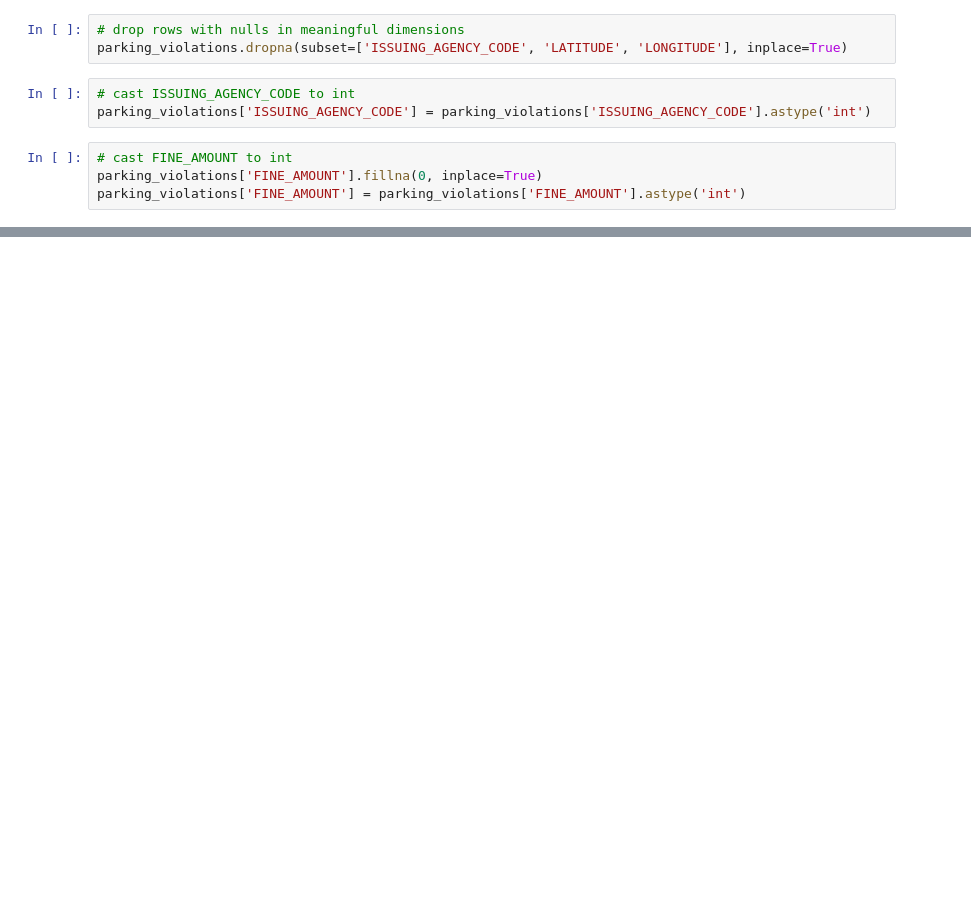
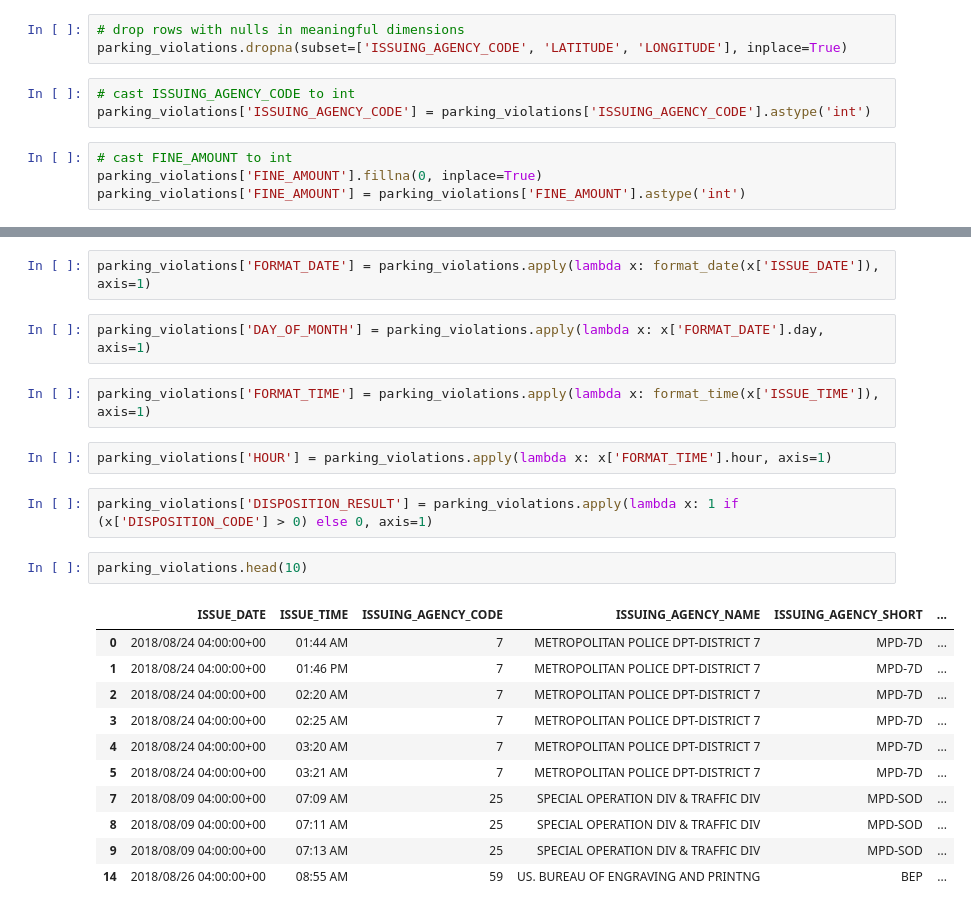
Before and after one commit to burgwyn/DATA601-Final, a Jupyter notebook: notebooks/Cleaning, Preparation and Modeling.ipynb, the cells around one changed output, grey strips where cells are left out. Cells and saved outputs as stored; diff of their text form; blank space fills up the shorter version.

```diff
--- a/notebooks/Cleaning, Preparation and Modeling.ipynb
+++ b/notebooks/Cleaning, Preparation and Modeling.ipynb
@@ -149,0 +152,24 @@ memory usage: 8.2+ MB
+# %%
+parking_violations['FORMAT_DATE'] = parking_violations.apply(lambda x: format_date(x['ISSUE_DATE']), axis=1)
+# %%
+parking_violations['DAY_OF_MONTH'] = parking_violations.apply(lambda x: x['FORMAT_DATE'].day, axis=1)
+# %%
+parking_violations['FORMAT_TIME'] = parking_violations.apply(lambda x: format_time(x['ISSUE_TIME']), axis=1)
+# %%
+parking_violations['HOUR'] = parking_violations.apply(lambda x: x['FORMAT_TIME'].hour, axis=1)
+# %%
+parking_violations['DISPOSITION_RESULT'] = parking_violations.apply(lambda x: 1 if (x['DISPOSITION_CODE'] > 0) else 0, axis=1)
+# %%
+parking_violations.head(10)
+# %% [output]
+|  | ISSUE_DATE | ISSUE_TIME | ISSUING_AGENCY_CODE | ISSUING_AGENCY_NAME | ISSUING_AGENCY_SHORT | ... |
+| 0 | 2018/08/24 04:00:00+00 | 01:44 AM | 7 | METROPOLITAN POLICE DPT-DISTRICT 7 | MPD-7D | ... |
+| 1 | 2018/08/24 04:00:00+00 | 01:46 PM | 7 | METROPOLITAN POLICE DPT-DISTRICT 7 | MPD-7D | ... |
+| 2 | 2018/08/24 04:00:00+00 | 02:20 AM | 7 | METROPOLITAN POLICE DPT-DISTRICT 7 | MPD-7D | ... |
+| 3 | 2018/08/24 04:00:00+00 | 02:25 AM | 7 | METROPOLITAN POLICE DPT-DISTRICT 7 | MPD-7D | ... |
+| 4 | 2018/08/24 04:00:00+00 | 03:20 AM | 7 | METROPOLITAN POLICE DPT-DISTRICT 7 | MPD-7D | ... |
+| 5 | 2018/08/24 04:00:00+00 | 03:21 AM | 7 | METROPOLITAN POLICE DPT-DISTRICT 7 | MPD-7D | ... |
+| 7 | 2018/08/09 04:00:00+00 | 07:09 AM | 25 | SPECIAL OPERATION DIV & TRAFFIC DIV | MPD-SOD | ... |
+| 8 | 2018/08/09 04:00:00+00 | 07:11 AM | 25 | SPECIAL OPERATION DIV & TRAFFIC DIV | MPD-SOD | ... |
+| 9 | 2018/08/09 04:00:00+00 | 07:13 AM | 25 | SPECIAL OPERATION DIV & TRAFFIC DIV | MPD-SOD | ... |
+| 14 | 2018/08/26 04:00:00+00 | 08:55 AM | 59 | US. BUREAU OF ENGRAVING AND PRINTNG | BEP | ... |
```
Also changed, not shown: parts of 14 cells of this notebook.
